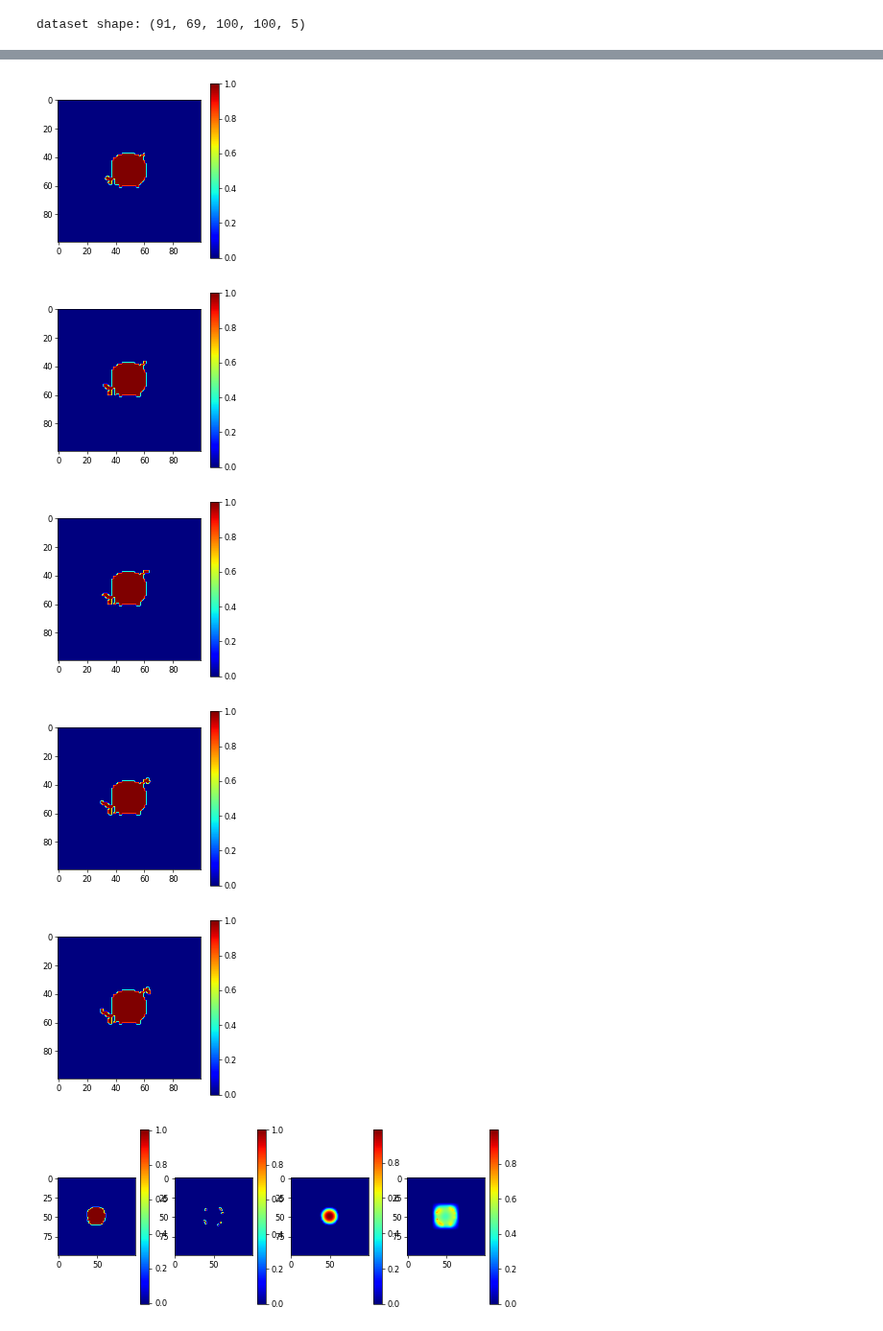
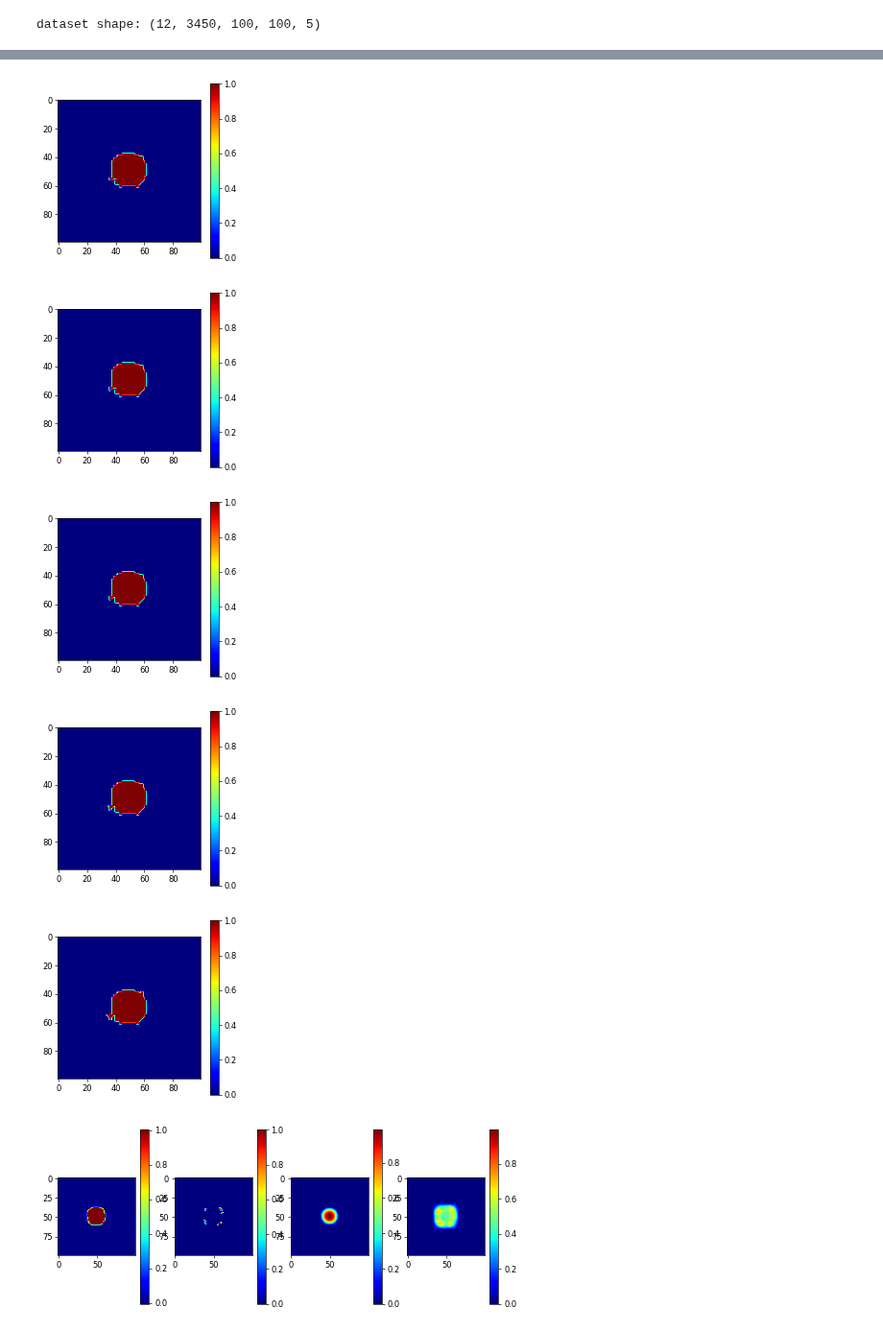
Before and after one commit to kuanrenqian/RecurrentNG, a Jupyter notebook: tensorflow_version/dataGen_for_conv2Dlstm.ipynb, the cells around one changed output, grey strips where cells are left out. Shown at 96% size. Drawn from its saved outputs; the diff is of its cells as text; code cells hidden in the pictures.

```diff
--- a/tensorflow_version/dataGen_for_conv2Dlstm.ipynb
+++ b/tensorflow_version/dataGen_for_conv2Dlstm.ipynb
@@ -33,10 +143,10 @@ except:
     pass
 
 # get all cases folder name
-cases = glob.glob('../Matlab_simulation_data/case*')
+cases = glob.glob('../Matlab_simulation_data/case1*')
 cases.sort(key=lambda x: int(''.join(filter(str.isdigit, x))))
 
-save_freq = 500 # 0 for per10, 00 for per 100
+save_freq = 10 # 0 for per10, 00 for per 100
 len_iter = int(35000/save_freq)
 ignore_iter = int(500/save_freq)
 expd_size = 400 # target domain size
@@ -80,28 +190,15 @@ for i in tqdm (range(len(cases)), desc="Running ..."):
             tips_dwn = loadMat(tipsPath[j], expd_size, 'theta_ori')
             tub_dwn = loadMat(tubPath[j], expd_size, 'conct_plot')
             tempr_dwn = loadMat(temprPath[j], expd_size, 'tempr_plot')
-            # iter_vars = np.concatenate([phi_dwn,tips_dwn,tub_dwn,tempr_dwn,theta], axis=4)
 
             iter_vars_1 = copy.copy(tempr_dwn)
             iter_vars_1[phi_dwn==1] = tub_dwn[phi_dwn==1]+1
             iter_vars_1 = iter_vars_1 + tips_dwn
-            # iter_vars = np.concatenate([iter_vars, theta], axis=4)
-            # iter_vars = np.concatenate([phi_dwn,tips_dwn,tub_dwn,tempr_dwn,theta, iter_vars_1], axis=4)
             iter_vars = np.concatenate([phi_dwn,tips_dwn,tub_dwn,tempr_dwn,theta], axis=4)
 
             if jj==0:
-                # phi_case = phi_dwn
-                # tips_case = tips_dwn
-                # tub_case = tub_dwn
-                # tempr_case = tempr_dwn
-
                 phi_case = iter_vars
             else:
-                # phi_case = np.append(phi_case, phi_dwn, axis=1)
-                # tips_case = np.append(tips_case, tips_dwn, axis=1)
-                # tub_case = np.append(tub_case, tub_dwn, axis=1)
-                # tempr_case = np.append(tempr_case, tempr_dwn, axis=1)
-
                 phi_case = np.append(phi_case, iter_vars, axis=1)
 
             jj+=1
@@ -113,5 +210,5 @@ for i in tqdm (range(len(cases)), desc="Running ..."):
 
 print(f"dataset shape: {phi_cases.shape}")
 # %% [output]
-dataset shape: (91, 69, 100, 100, 5)
+dataset shape: (12, 3450, 100, 100, 5)
 # %%
@@ -123,7 +220,7 @@ hdf5_file.close()
 import matplotlib.pyplot as plt
 import h5py
 outputFolder = './data'
-hdf5_file = h5py.File(outputFolder+'/NG_07152022.hdf5', mode='r')
+hdf5_file = h5py.File(outputFolder+'/NG_07272022.hdf5', mode='r')
 ind = hdf5_file.get('phi')
 
 id=0
@@ -142,10 +239,10 @@ hdf5_file.close()
 [figure]
 [figure]
-[figure, old version]
+[figure, new version]
-[figure, old version]
+[figure, new version]
-[figure, old version]
+[figure, new version]
-[figure, old version]
+[figure, new version]
-[figure, old version]
+[figure, new version]
 # %%
 import matplotlib.pyplot as plt
 hdf5_file = h5py.File(outputFolder+'/test_07032022.hdf5', mode='r')
```
Also changed, not shown: parts of 3 cells of this notebook, 48 other files.
